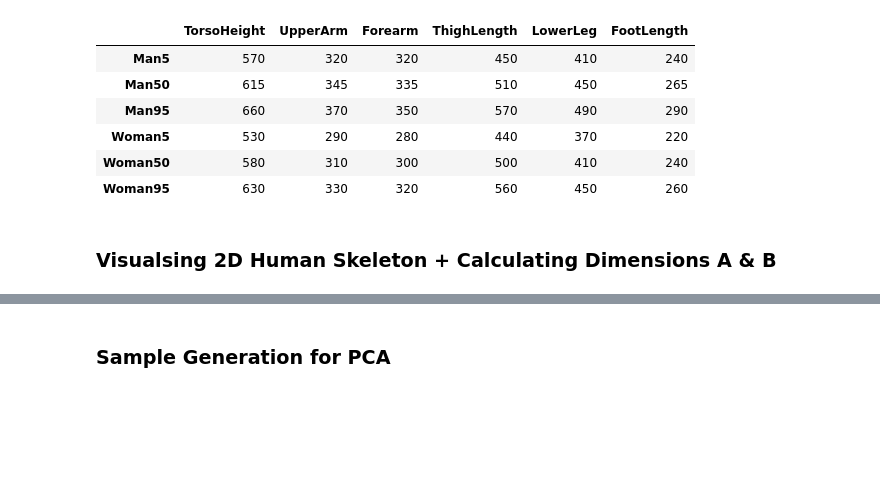
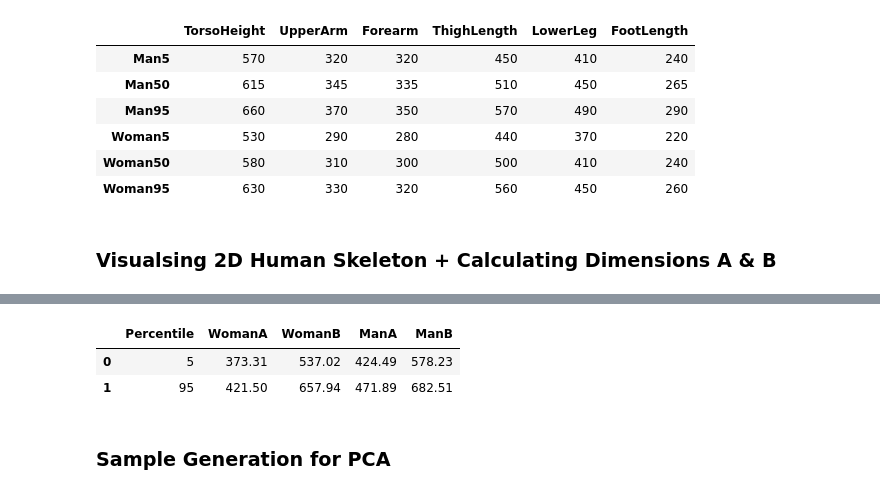
Before and after one commit to kaiwills/3ScooterAnalysis, a Jupyter notebook: roymech_analysis.ipynb, the cells around one changed output, grey strips where cells are left out. Drawn from its saved outputs; the diff is of its cells as text; code cells hidden in the pictures; blank space fills up the shorter version.

```diff
--- a/roymech_analysis.ipynb
+++ b/roymech_analysis.ipynb
@@ -66,3 +66,9 @@ B (Vertical distance):  661.82 mm
+# %%
+pd.read_csv('/Users/kaiwills/Desktop/MEng Engineering Design/YEAR 4/IRP - Individual Research Project/Parametric Modelling/outputs/roymech/AB_values.csv', skiprows = 2)
+# %% [output]
+|  | Percentile | WomanA | WomanB | ManA | ManB |
+| 0 | 5 | 373.31 | 537.02 | 424.49 | 578.23 |
+| 1 | 95 | 421.50 | 657.94 | 471.89 | 682.51 |
 # %% [markdown]
 ### Sample Generation for PCA
 # %%
```
Also changed, not shown: parts of 3 cells of this notebook, 4 other files.
